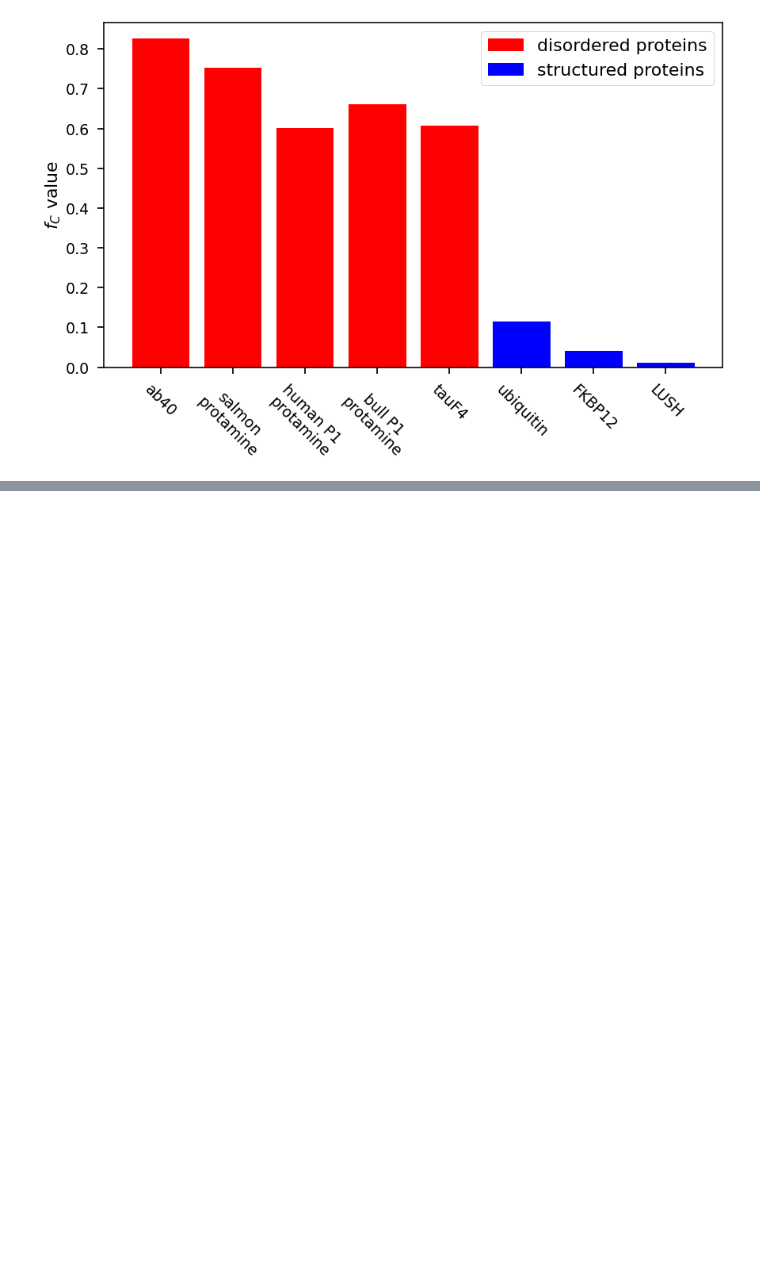
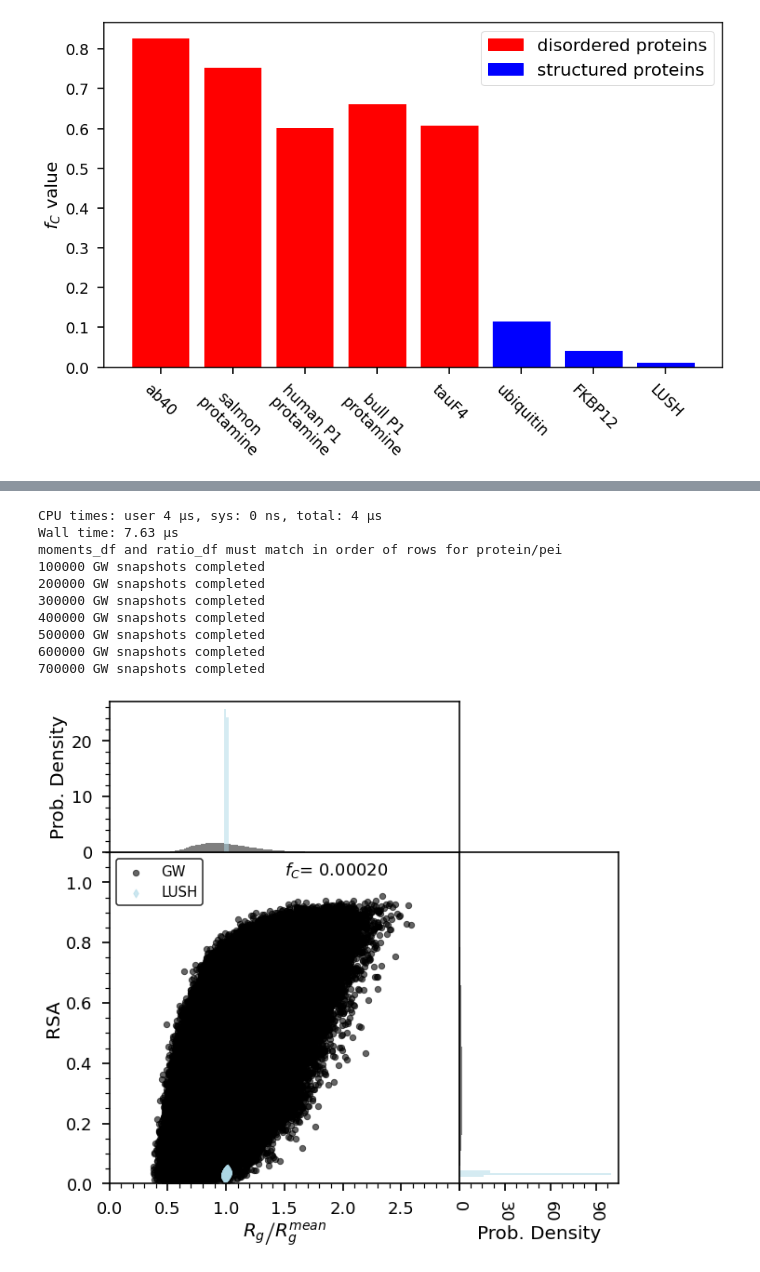
Before and after one commit to hshadman/disordered_protein_polymer_chain_theory, a Jupyter notebook: summary_SAW_RW/summary_SAW_RW_v2.ipynb, the cells around one changed output, grey strips where cells are left out. Drawn from its saved outputs; the diff is of its cells as text; code cells hidden in the pictures; blank space fills up the shorter version.

```diff
--- a/summary_SAW_RW/summary_SAW_RW_v2.ipynb
+++ b/summary_SAW_RW/summary_SAW_RW_v2.ipynb
@@ -3026,0 +3917,14 @@ plt.savefig('figures/fC_summary.png', dpi = 1000, bbox_inches='tight')
+# %%
+scatter_plot_2d_RSA_based(lush_ESFF1_rg_ree_ratheatmap,'LUSH','protein',lush_ESFF1_moments,'lightblue')
+# %% [output]
+CPU times: user 4 µs, sys: 0 ns, total: 4 µs
+Wall time: 7.63 µs
+moments_df and ratio_df must match in order of rows for protein/pei
+100000 GW snapshots completed
+200000 GW snapshots completed
+300000 GW snapshots completed
+400000 GW snapshots completed
+500000 GW snapshots completed
+600000 GW snapshots completed
+700000 GW snapshots completed
+[figure, added]
```
Also changed, not shown: parts of 29 cells of this notebook, 10 other files.
